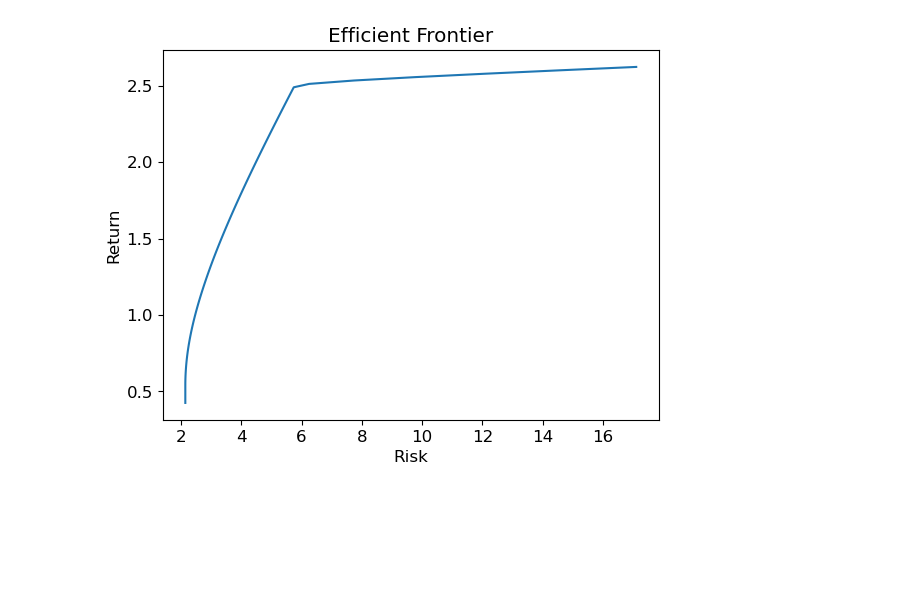
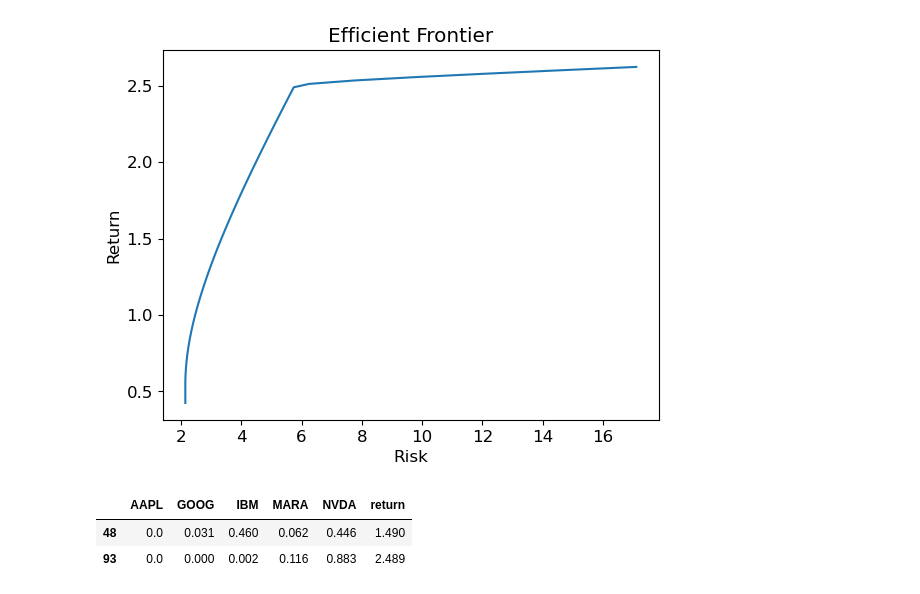
Before and after one commit to yangrchen/blue5-spring-one-homework, a Jupyter notebook: optimization_project/yang_2.ipynb, the cells around one changed output. Drawn from its saved outputs; the diff is of its cells as text; code cells hidden in the pictures; blank space fills up the shorter version.

Commit message:
Retrieved optimization 1.5 and 2.5 portfolios

```diff
--- a/optimization_project/yang_2.ipynb
+++ b/optimization_project/yang_2.ipynb
@@ -74,19 +74,3 @@ C3: 0.0032362737937073013
 C4: 1.5653818942786047e-07
 # %% [markdown]
 # Efficient Frontier
-# %%
-stocks = pd.read_csv("stocks.csv", low_memory=False, parse_dates=["Date"])
-stocks["year"] = stocks["Date"].dt.year
-stocks["month"] = stocks["Date"].dt.month
-
-for s in stock_names:
-    stocks[s] = stocks[s].pct_change() * 100.0
-
-stocks = stocks.dropna().drop(["Date", "year", "month"], axis=1)
-# stocks = (
-#     stocks.groupby(["year", "month"], as_index=False)
-#     .sum()
-#     .drop(["year", "month"], axis=1)
-# )
-# stocks
-stocks
@@ -157,3 +114,18 @@ plt.plot()
 # %% [output]
 []
 [figure]
+# %%
+props_pd = pd.DataFrame(props, columns=stock_names)
+props_pd["return"] = ret_list
+
+# Find the portfolio with the maximum return at a risk of approx 1.5
+low_portfolio = props_pd.loc[props_pd["return"] <= 1.5, "return"].idxmax()
+
+# Find the portfolio with the maximum return at a risk of approx 2.5
+high_portfolio = props_pd.loc[props_pd["return"] <= 2.5, "return"].idxmax()
+
+props_pd.iloc[[low_portfolio, high_portfolio]].round(3)
+# %% [output]
+|  | AAPL | GOOG | IBM | MARA | NVDA | return |
+| 48 | 0.0 | 0.031 | 0.460 | 0.062 | 0.446 | 1.490 |
+| 93 | 0.0 | 0.000 | 0.002 | 0.116 | 0.883 | 2.489 |
```
Also changed, not shown: parts of 5 cells of this notebook.
